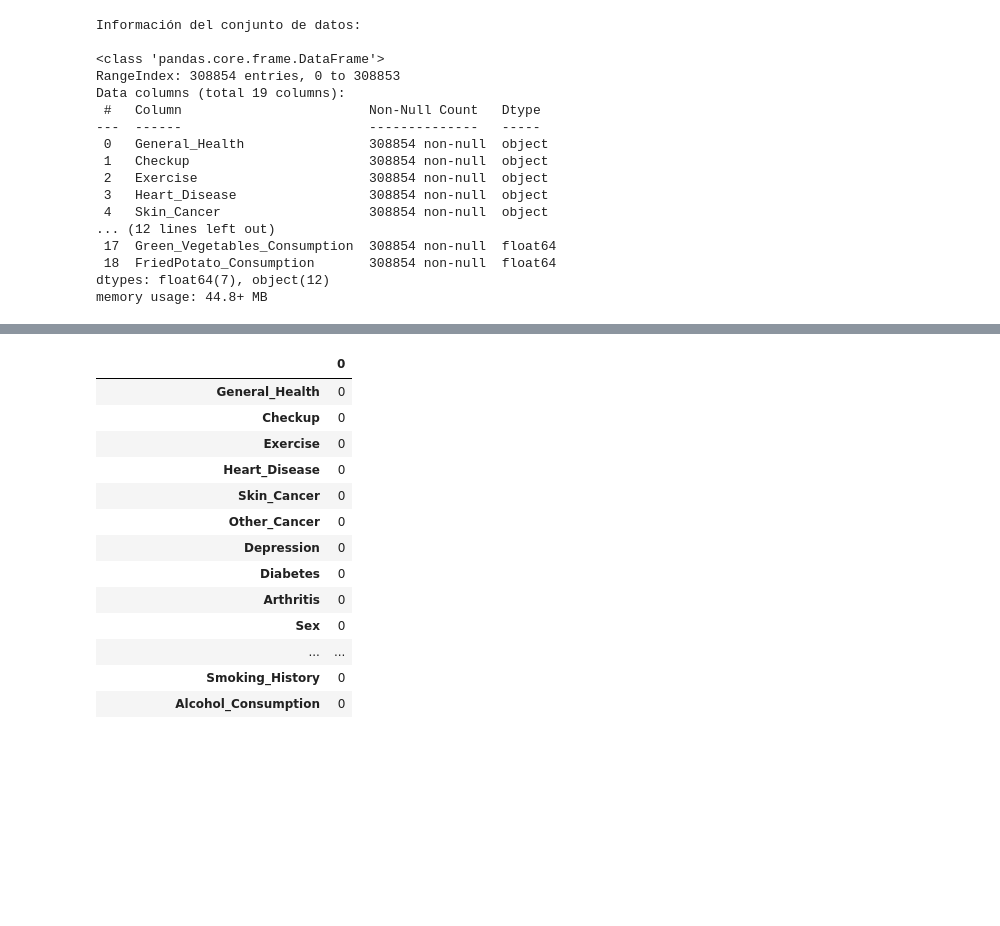
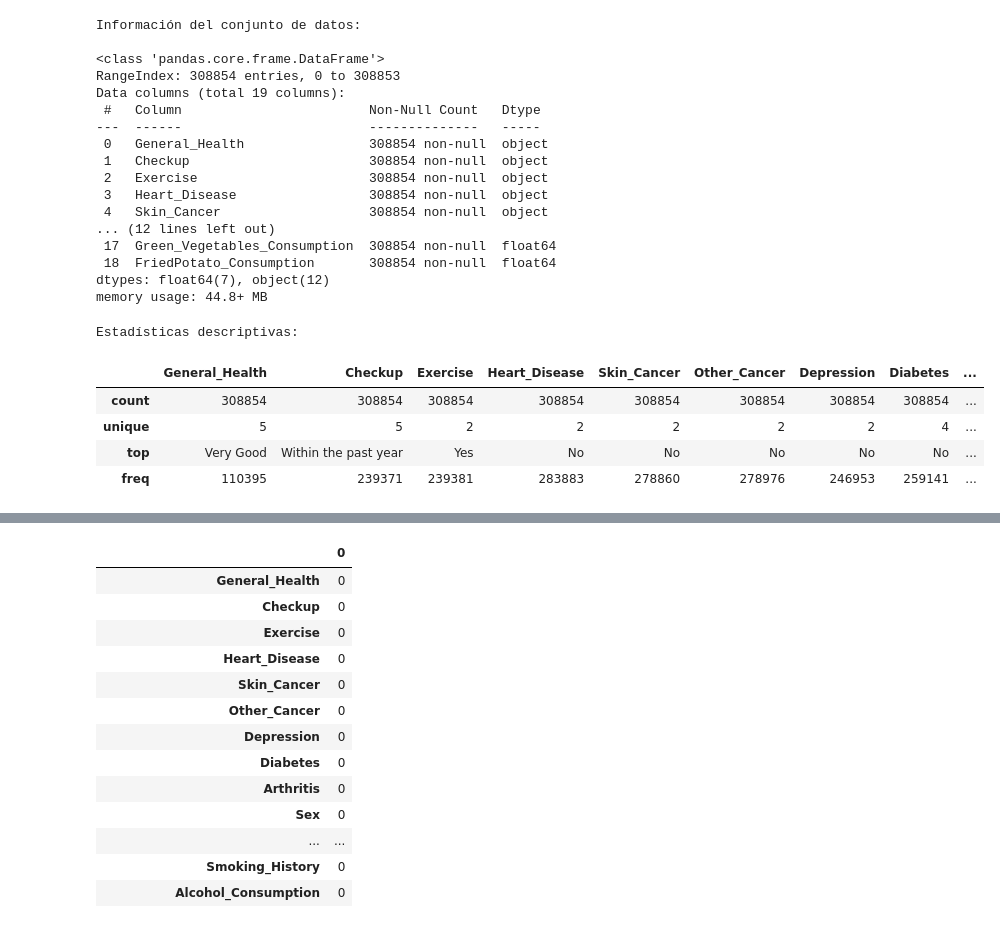
Before and after one commit to Laura9704/2025_-Analisis, a Jupyter notebook: TRABAJO.ipynb, the cells around one changed output, grey strips where cells are left out. Cells and saved outputs as stored; diff of their text form; code cells hidden in the pictures; blank space fills up the shorter version.

```diff
--- a/TRABAJO.ipynb
+++ b/TRABAJO.ipynb
@@ -71,5 +71,12 @@ Data columns (total 19 columns):
 dtypes: float64(7), object(12)
 memory usage: 44.8+ MB
 # %%
-print("\n:\n")
-data.columns
+print("\nEstadísticas descriptivas:\n")
+data.describe(include="object")
+# %% [output]
+Estadísticas descriptivas:
+|  | General_Health | Checkup | Exercise | Heart_Disease | Skin_Cancer | Other_Cancer | Depression | Diabetes | ... |
+| count | 308854 | 308854 | 308854 | 308854 | 308854 | 308854 | 308854 | 308854 | ... |
+| unique | 5 | 5 | 2 | 2 | 2 | 2 | 2 | 4 | ... |
+| top | Very Good | Within the past year | Yes | No | No | No | No | No | ... |
+| freq | 110395 | 239371 | 239381 | 283883 | 278860 | 278976 | 246953 | 259141 | ... |
```
Also changed, not shown: parts of 5 cells of this notebook.
